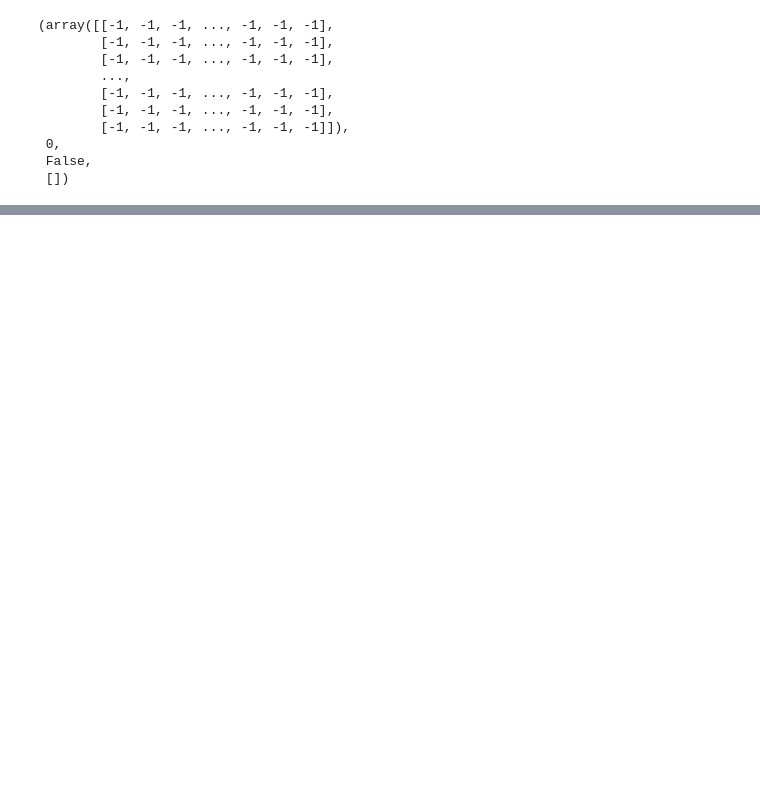
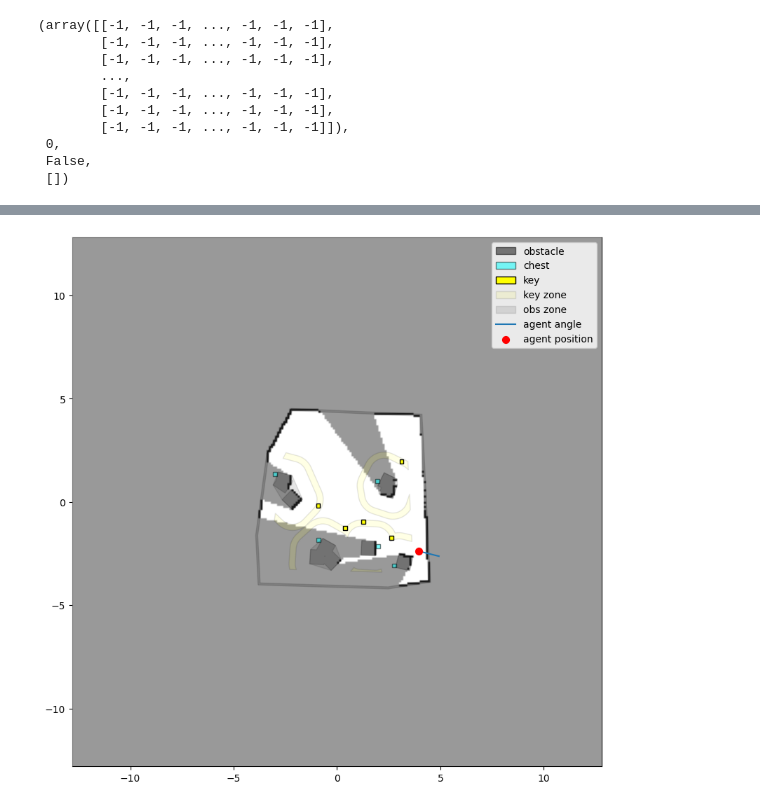
Before and after one commit to wwwshwww/navstack-gym, a Jupyter notebook: inspect/inspect_env.ipynb, the cells around one changed output, grey strips where cells are left out. Saved outputs shown, nothing was run; the diff lists cells and outputs as text; code cells hidden in the pictures; blank space fills up the shorter version.

Commit message:
add render rgb_array

```diff
--- a/inspect/inspect_env.ipynb
+++ b/inspect/inspect_env.ipynb
@@ -49,0 +51,4 @@ plt.imshow(heat)
+# %%
+env.render()
+# %% [output]
+[figure, added]
```
Also changed, not shown: parts of 6 cells of this notebook, 4 other files.
